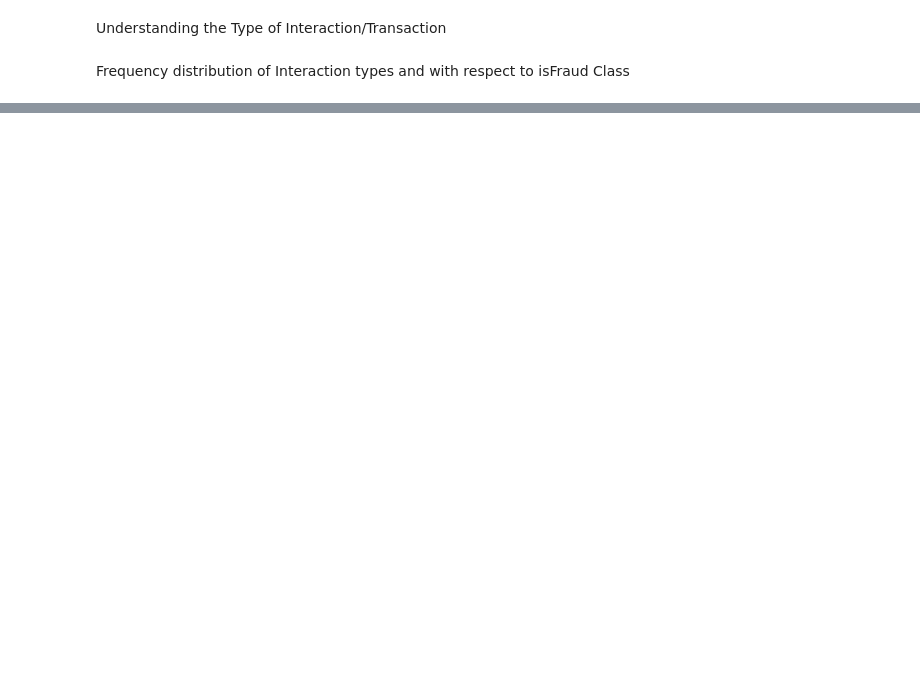
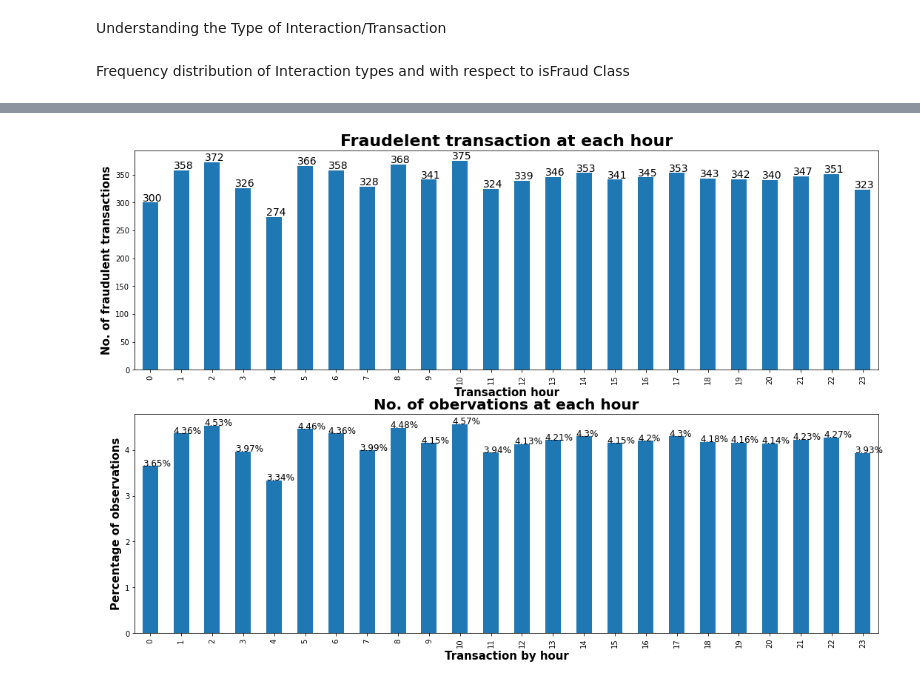
Before and after one commit to hxp89/CIND_820_Project, a Jupyter notebook: SRC/Project_820_HARIPRIYA.ipynb, the cells around one changed output, grey strips where cells are left out. Cells and saved outputs as stored; diff of their text form; code cells hidden in the pictures; blank space fills up the shorter version.

```diff
--- a/SRC/Project_820_HARIPRIYA.ipynb
+++ b/SRC/Project_820_HARIPRIYA.ipynb
@@ -178,0 +372,29 @@ pd.crosstab(payments.transactionBetween, payments.isFraud)
+# %%
+payments_fraud = payments[payments['isFraud'] == 1]
+# %%
+# when does fraud happen? (time of day)
+plt.subplots(2,1, figsize=(18,12))
+
+# actual count of fraud cases
+plt.subplot(2,1,1)
+ax=payments_fraud.groupby('transactionHour').size().plot(kind='bar')
+plt.xlabel('Transaction hour', fontsize=15, fontweight='bold')
+plt.xticks(range(24), range(24))
+plt.ylabel('No. of fraudulent transactions', fontsize=15, fontweight='bold')
+plt.title('Fraudelent transaction at each hour', fontsize=22, fontweight='bold')
+for i in ax.patches:
+    # get_x pulls left or right; get_height pushes up or down
+    ax.text(i.get_x(), i.get_height()+3, str(round(i.get_height(), 2)), fontsize=14, color='black')
+
+# proportion of fraud
+plt.subplot(2,1,2)
+ax = (payments_fraud['transactionHour'].value_counts(sort = False,normalize=True)* 100).plot(kind = 'bar')
+for i in ax.patches:
+    # get_x pulls left or right; get_height pushes up or down
+    ax.text(i.get_x(), i.get_height(), str(round(i.get_height(), 2)) + "%", fontsize=12, color='black')
+plt.title('No. of obervations at each hour', fontsize=20, fontweight='bold')
+plt.xlabel('Transaction by hour', fontsize=15, fontweight='bold')
+plt.ylabel('Percentage of observations', fontsize=15, fontweight='bold')
+plt.show()
+# %% [output]
+[figure, added]
```
Also changed, not shown: parts of 128 cells of this notebook.
